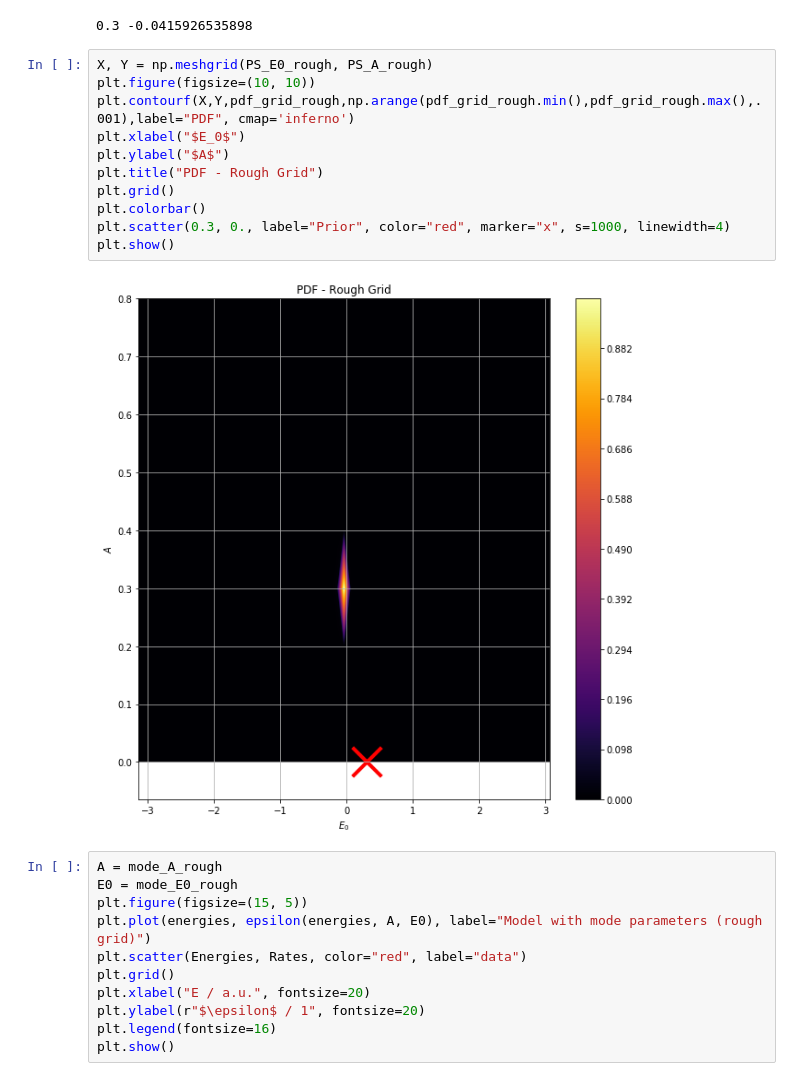
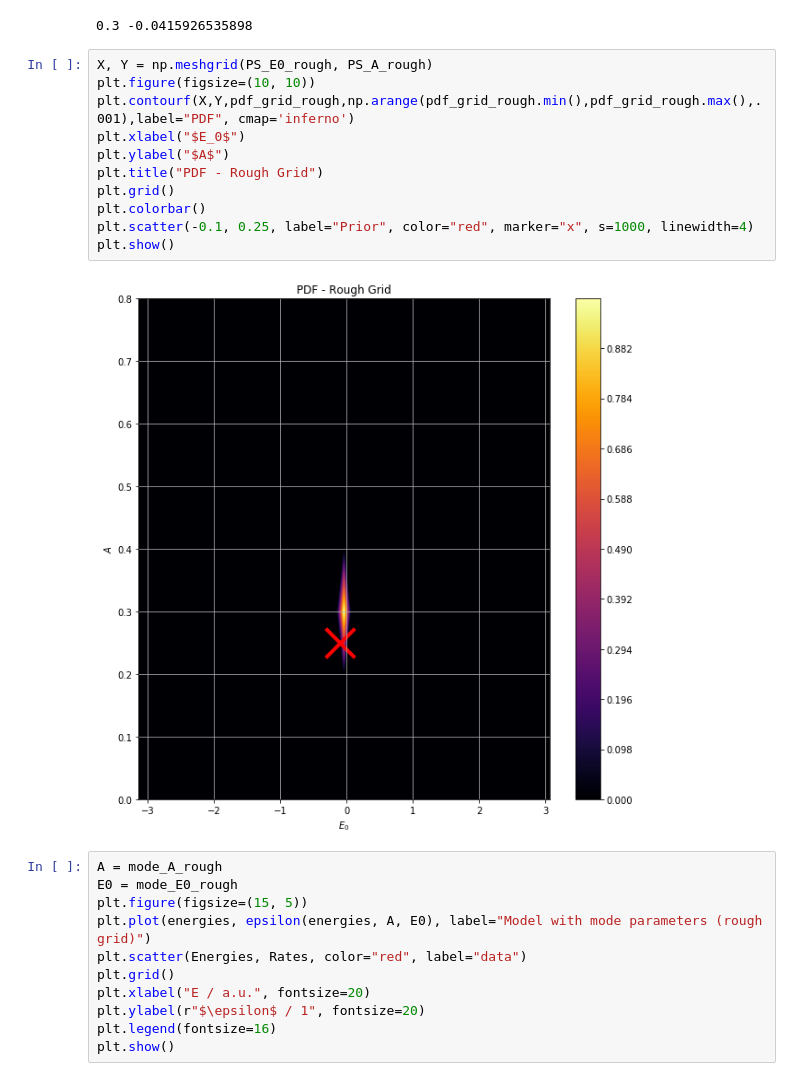
Before and after one commit to schustermartin/data_analysis_tutorium, a Jupyter notebook: Exercises/Chapter_05/Ch05_Ex02.ipynb, the cells around one changed output. Drawn from its saved outputs; the diff is of its cells as text.

```diff
--- a/Exercises/Chapter_05/Ch05_Ex02.ipynb
+++ b/Exercises/Chapter_05/Ch05_Ex02.ipynb
@@ -174,16 +174,16 @@ Progress: 100% |||||||||||||||||||||||||||||||||||||||||||||||||| Time: 0:00:00
 # %%
 X, Y = np.meshgrid(PS_E0_rough, PS_A_rough)
 plt.figure(figsize=(10, 10))
 plt.contourf(X,Y,pdf_grid_rough,np.arange(pdf_grid_rough.min(),pdf_grid_rough.max(),.001),label="PDF", cmap='inferno')
 plt.xlabel("$E_0$")
 plt.ylabel("$A$")
 plt.title("PDF - Rough Grid")
 plt.grid()
 plt.colorbar()
-plt.scatter(0.3, 0., label="Prior", color="red", marker="x", s=1000, linewidth=4)
+plt.scatter(-0.1, 0.25, label="Prior", color="red", marker="x", s=1000, linewidth=4)
 plt.show()
 # %% [output]
-[figure, old version]
+[figure, new version]
 # %%
 A = mode_A_rough
 E0 = mode_E0_rough
```
Also changed, not shown: parts of 3 cells of this notebook, 3 other files.
